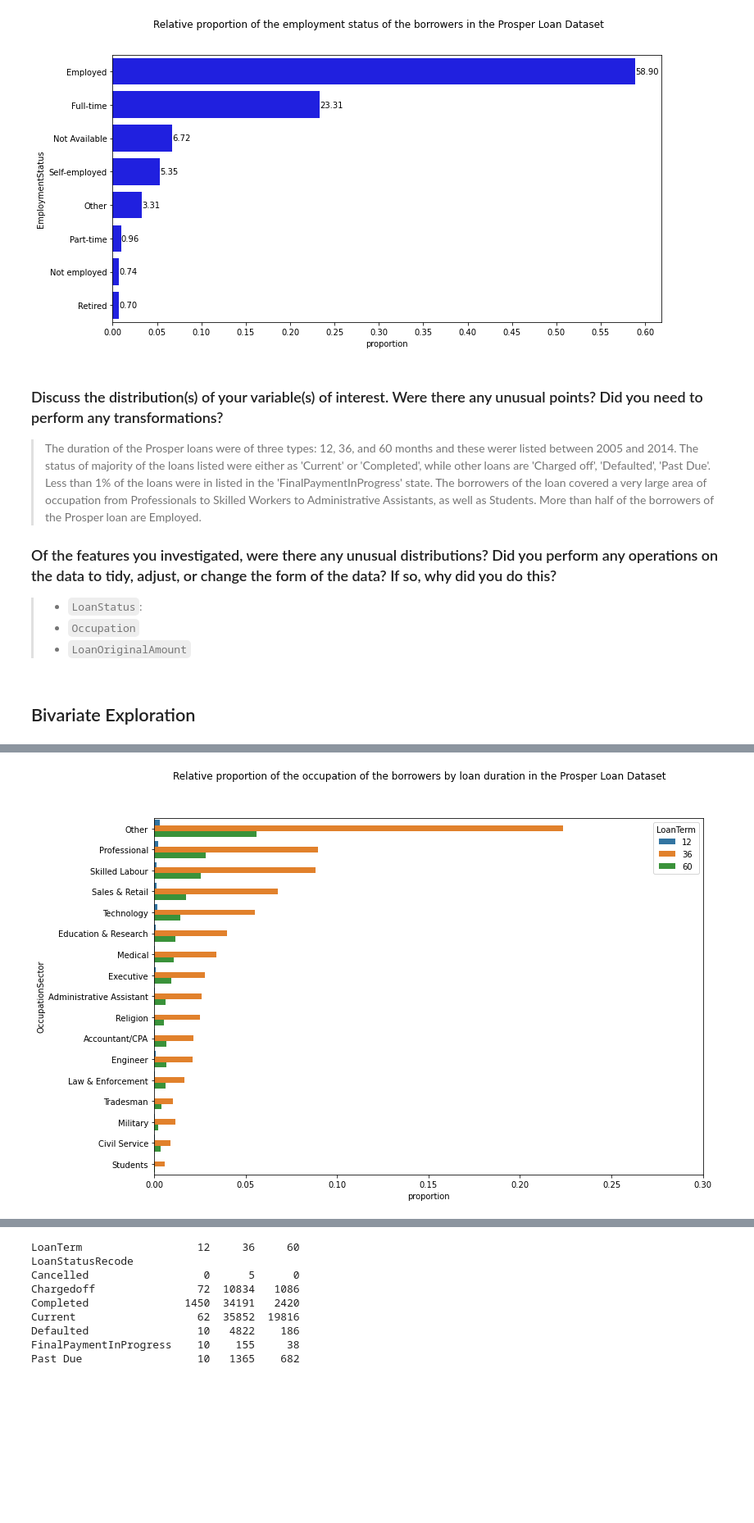
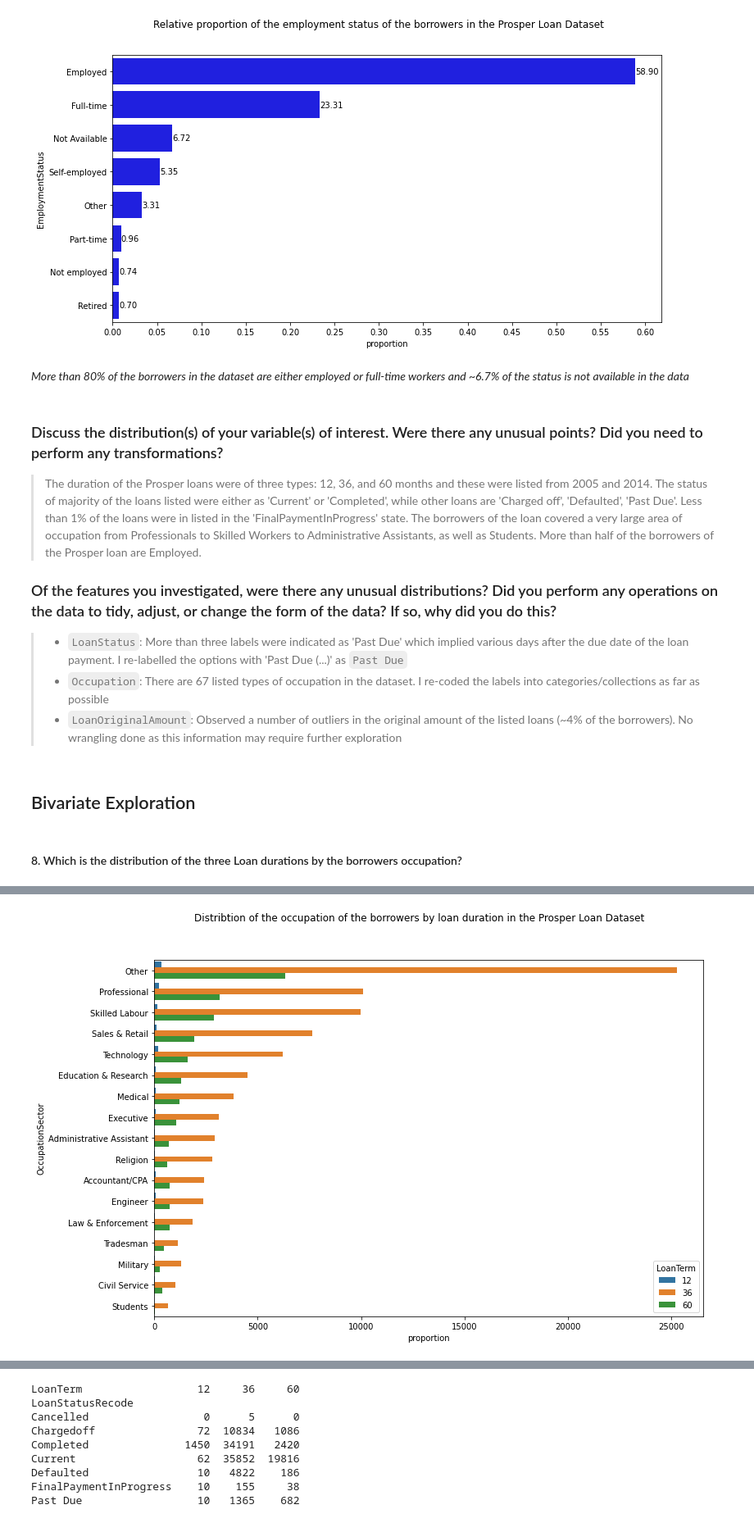
Before and after one commit to akinmode/ALX-Udacity-My-Projects, a Jupyter notebook: Project 3/Part_I_exploration_template.ipynb, the cells around one changed output, grey strips where cells are left out. Shown: that part at 82% size. Cells and saved outputs as stored; diff of their text form; code cells hidden in the pictures; blank space fills up the shorter version.

```diff
--- a/Project 3/Part_I_exploration_template.ipynb
+++ b/Project 3/Part_I_exploration_template.ipynb
@@ -76,7 +75,6 @@ Index(['ListingKey', 'ListingNumber', 'ListingCreationDate', 'CreditGrade',
 # %%
 ## Pooling the columns of interest for the project
 focus_df = df.copy()[['ListingKey', 'Term', 'LoanStatus',
-                'LoanOriginationQuarter', 'BorrowerRate',
-              'Occupation', 'EmploymentStatus', 'LoanOriginalAmount']]
+                'LoanOriginationQuarter', 'Occupation', 'EmploymentStatus', 'LoanOriginalAmount']]
 focus_df.head()
 # %% [output]
@@ -570,19 +555,23 @@ for i in range(n_counts.shape[0]):
 fig.suptitle('Relative proportion of the employment status of the borrowers in the Prosper Loan Dataset');
 # %% [output]
 [figure]
+# %% [markdown]
+_More than 80% of the borrowers in the dataset are either employed or full-time workers and ~6.7% of the status is not available in the data_
 # %% [markdown]
 ### Discuss the distribution(s) of your variable(s) of interest. Were there any unusual points? Did you need to perform any transformations?
 
-> The duration of the Prosper loans were of three types: 12, 36, and 60 months and these werer listed between 2005 and 2014. The status of majority of the loans listed were either as 'Current' or 'Completed', while other loans are 'Charged off', 'Defaulted', 'Past Due'. Less than 1% of the loans were in listed in the 'FinalPaymentInProgress' state. The borrowers of the loan covered a very large area of occupation from Professionals to Skilled Workers to Administrative Assistants, as well as Students. More than half of the borrowers of the Prosper loan are Employed.
+> The duration of the Prosper loans were of three types: 12, 36, and 60 months and these were listed from 2005 and 2014. The status of majority of the loans listed were either as 'Current' or 'Completed', while other loans are 'Charged off', 'Defaulted', 'Past Due'. Less than 1% of the loans were in listed in the 'FinalPaymentInProgress' state. The borrowers of the loan covered a very large area of occupation from Professionals to Skilled Workers to Administrative Assistants, as well as Students. More than half of the borrowers of the Prosper loan are Employed.
 
 ### Of the features you investigated, were there any unusual distributions? Did you perform any operations on the data to tidy, adjust, or change the form of the data? If so, why did you do this?
 
->- `LoanStatus`:
->- `Occupation`
->- `LoanOriginalAmount`
+>- `LoanStatus`: More than three labels were indicated as 'Past Due' which implied various days after the due date of the loan payment. I re-labelled the options with 'Past Due (...)' as `Past Due`
+>- `Occupation`: There are 67 listed types of occupation in the dataset. I re-coded the labels into categories/collections as far as possible
+>- `LoanOriginalAmount`: Observed a number of outliers in the original amount of the listed loans (~4% of the borrowers). No wrangling done as this information may require further exploration
 # %% [markdown]
 <a id='bi'></a>
 ## Bivariate Exploration
+# %% [markdown]
+#### 8. Which is the distribution of the three Loan durations by the borrowers occupation?
 # %%
 grp = focus_df.groupby(['LoanTerm', 'OccupationSector']).size().reset_index(name='count')
 grp = grp.pivot(index = 'OccupationSector', columns = 'LoanTerm', values = 'count')
@@ -610,16 +599,9 @@ Tradesman                   6   1151   475
 # %%
 ## Visualization of the proportion of the Loan Status in the dataset
 # A horizontal box plot of the loan Status in the dataset
 fig, ax = plt.subplots(1, 1, figsize=(12, 8))
-n_vals = focus_df.OccupationSector.value_counts().sum()
-n_counts = focus_df.OccupationSector.value_counts()
-max_prop = n_counts[0]/n_vals
-tick_props = np.arange(0, max_prop+0.05, 0.05)
-tick_names = ['{:0.2f}'.format(i) for i in tick_props]
-
 sb.countplot(data = focus_df, y = 'OccupationSector', hue='LoanTerm', order = focus_df.OccupationSector.value_counts().index, ax = ax)
-ax.set_xticks(tick_props * n_vals, tick_names)
 ax.set_xlabel('proportion')
-fig.suptitle('Relative proportion of the occupation of the borrowers by loan duration in the Prosper Loan Dataset');
+fig.suptitle('Distribtion of the occupation of the borrowers by loan duration in the Prosper Loan Dataset');
 # %% [output]
-[figure, old version]
+[figure, new version]
```
Also changed, not shown: parts of 51 cells of this notebook, 5 other files.
